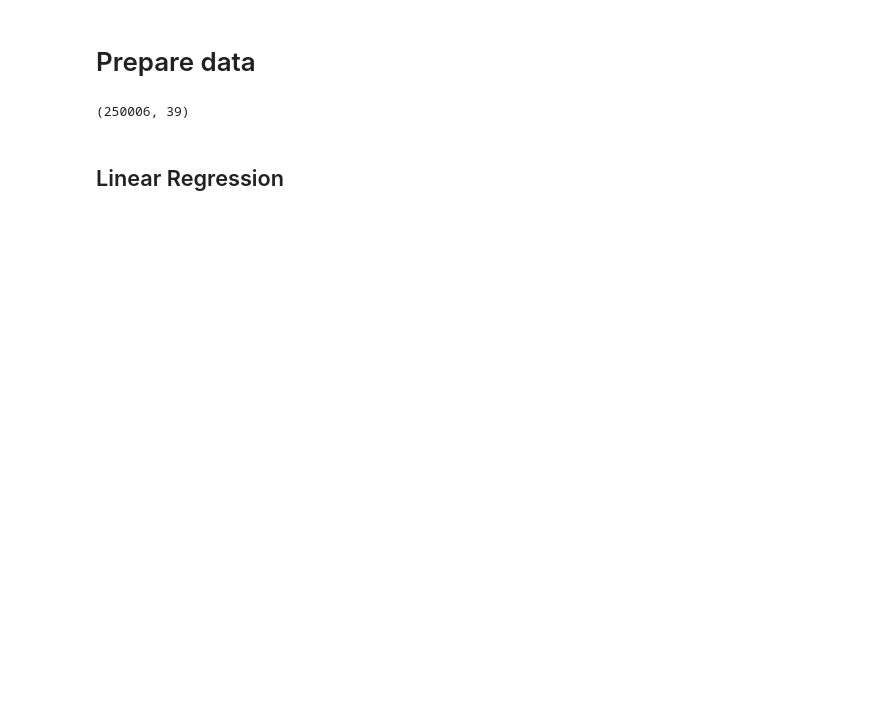
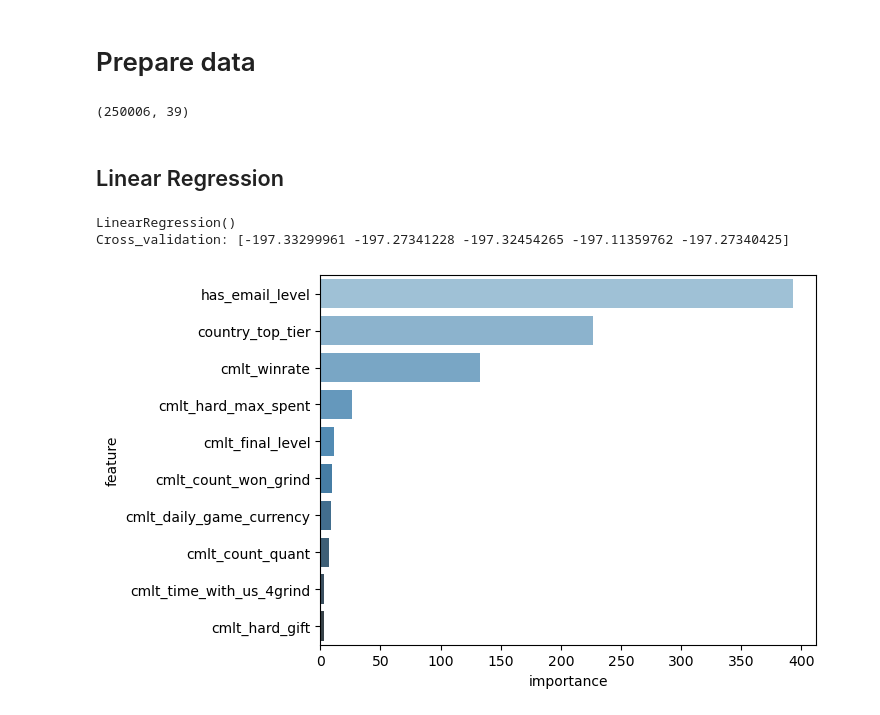
Before and after one commit to KurmangazyKarabekov/Dataset_decision, a Jupyter notebook: 2_Baseline.ipynb, the cells around one changed output. Drawn from its saved outputs; the diff is of its cells as text; code cells hidden in the pictures; blank space fills up the shorter version.

Commit message:
Linear model

```diff
--- a/2_Baseline.ipynb
+++ b/2_Baseline.ipynb
@@ -102,10 +102,12 @@ def train_model(model_obj, X_train, y_train, num_folds ,cross_val = False):
 
     return model, td
 # %%
-model, features = train_model(ElasticNet(alpha=1.0,
-                                         l1_ratio=0.5,
-                                         random_state=42),
+model, features = train_model(LinearRegression(),
                                 X_train,
                                 y_train,
                                 5,
                                 cross_val=True)
+# %% [output]
+LinearRegression()
+Cross_validation: [-197.33299961 -197.27341228 -197.32454265 -197.11359762 -197.27340425]
+[figure, added]
```
